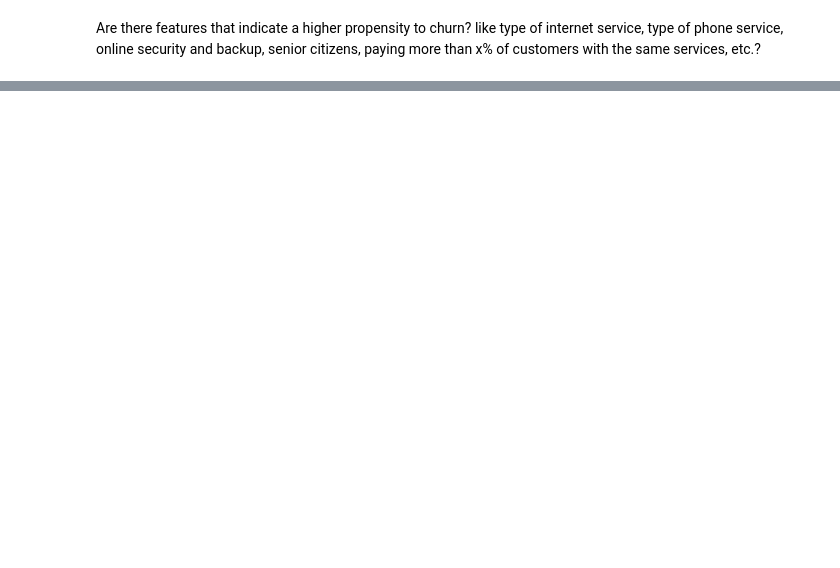
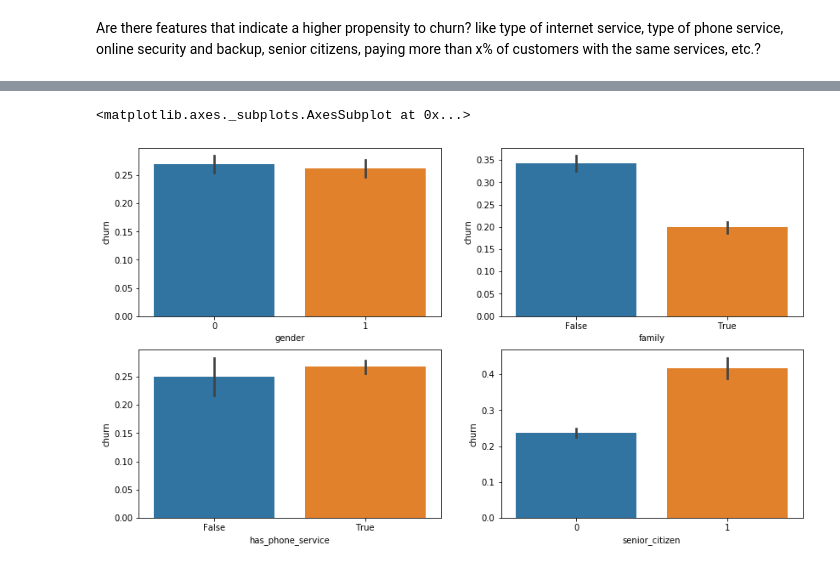
Before and after one commit to Jeff-Hutchins/telco-churn-project, a Jupyter notebook: exploration.ipynb, the cells around one changed output, grey strips where cells are left out. Saved outputs shown, nothing was run; the diff lists cells and outputs as text; code cells hidden in the pictures; blank space fills up the shorter version.

```diff
--- a/exploration.ipynb
+++ b/exploration.ipynb
@@ -80,3 +90,10 @@ sns.heatmap(train.corr(), cmap='RdBu', annot=True)
 # g.map(sns.barplot, "gender", "churn");
 # %% [markdown]
 Are there features that indicate a higher propensity to churn? like type of internet service, type of phone service, online security and backup, senior citizens, paying more than x% of customers with the same services, etc.?
+# %%
+df['family'] = (df.partner == 1) | (df.dependents == 1)
+df = df.drop(columns=['partner', 'dependents'])
+# %%
+df['has_phone_service'] = (df.phone_service == 1) | (df.multiple_lines == 1)
+df = df.drop(columns=['phone_service', 'multiple_lines'])
+df.head()
@@ -82,0 +107,20 @@ Are there features that indicate a higher propensity to churn? like type of inte
+# %%
+plt.figure(figsize=(14,8))
+
+plt.subplot(2,2,1)
+sns.barplot(x="gender", y="churn", data=df)
+
+plt.subplot(2,2,2)
+sns.barplot(x="family", y="churn", data=df)
+
+plt.subplot(2,2,3)
+sns.barplot(x="has_phone_service", y="churn", data=df)
+
+plt.subplot(2,2,4)
+sns.barplot(x="senior_citizen", y="churn", data=df)
+
+plt.subplot(2,2,4)
+sns.barplot(x="internet_service_type_id", y="churn", data=df)
+# %% [output]
+<matplotlib.axes._subplots.AxesSubplot at 0x...>
+[figure, added]
```
Also changed, not shown: parts of 9 cells of this notebook, 6 other files.
